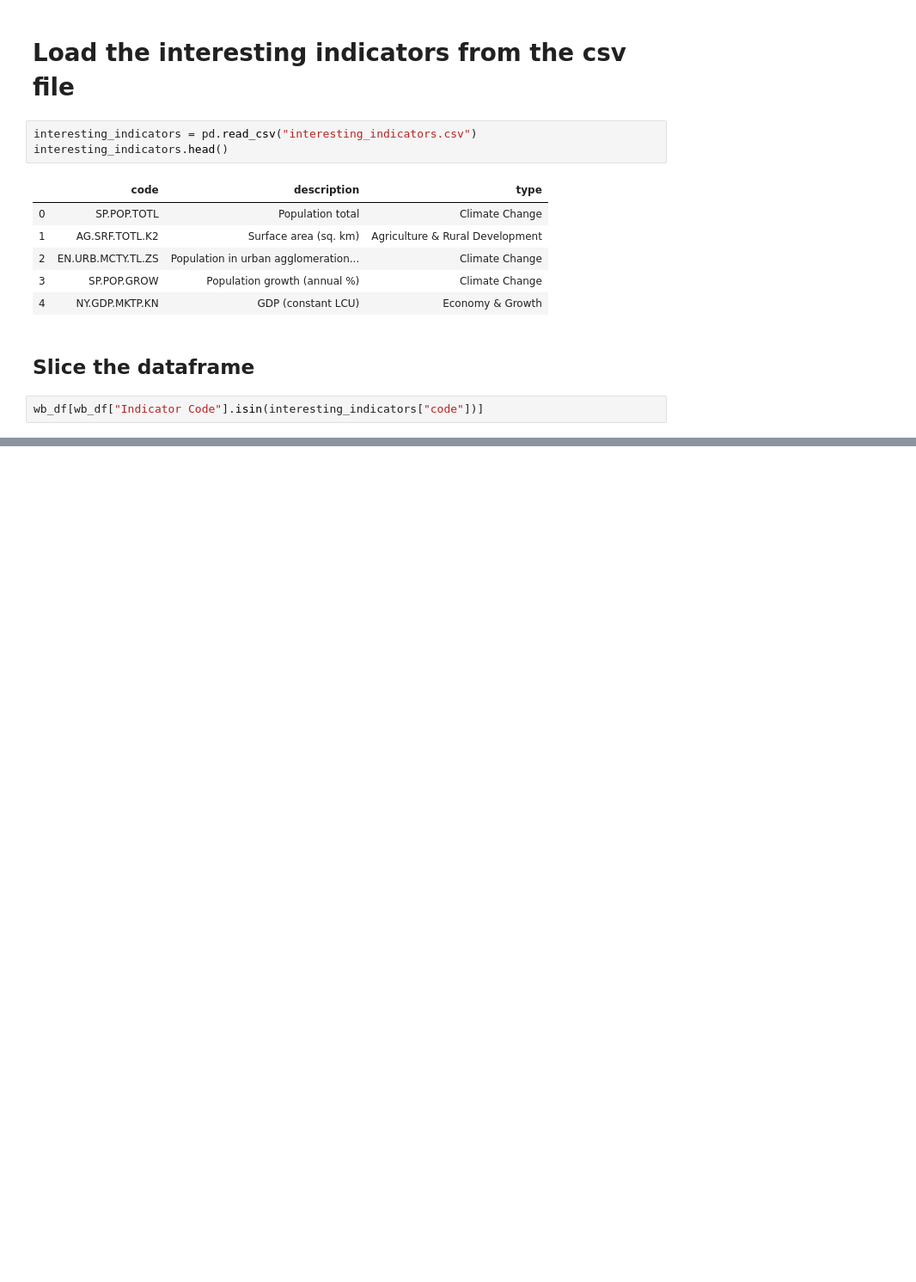
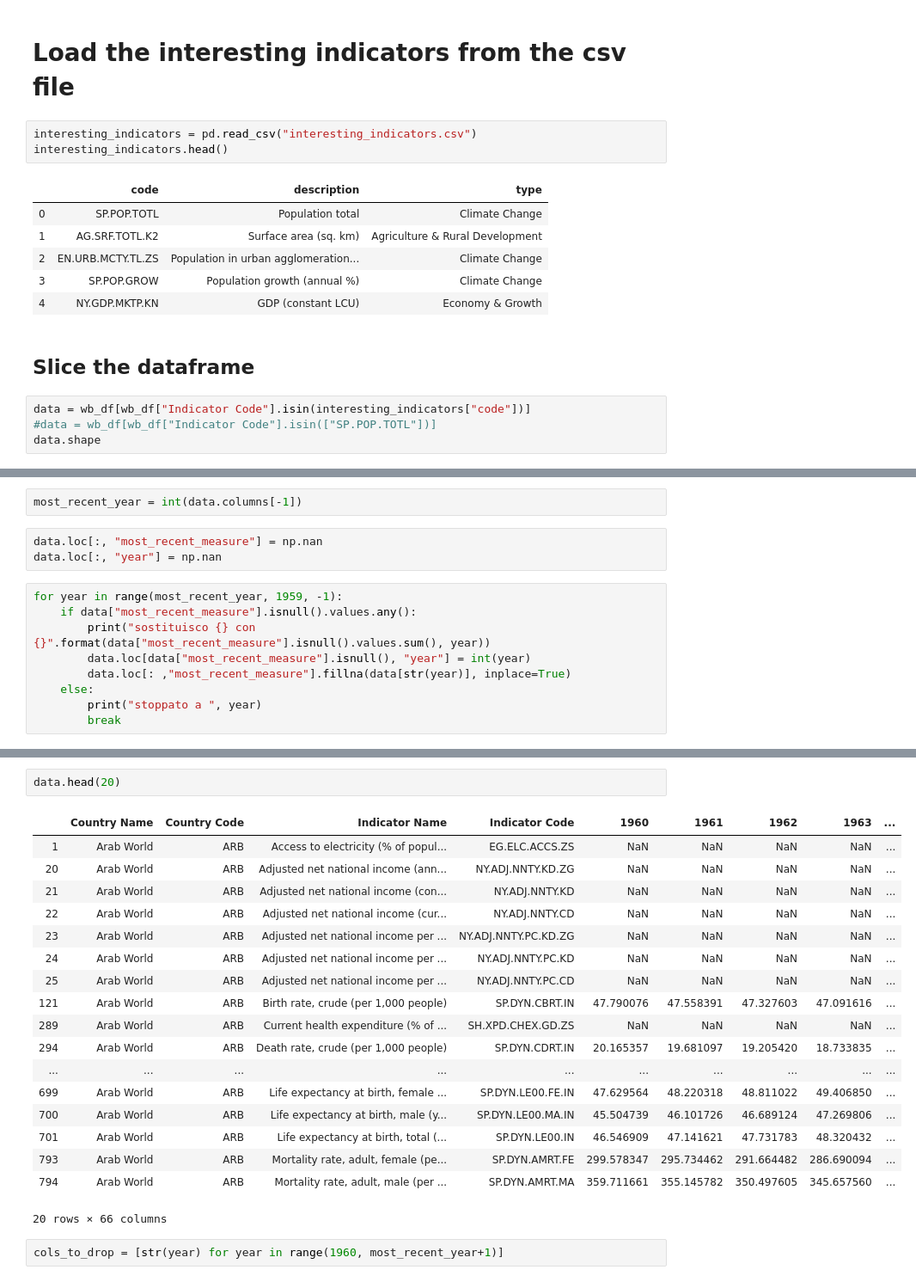
Before and after one commit to dgurnari/covid_19_Oxford_database, a Jupyter notebook: wb_data_fetcher.ipynb, the cells around one changed output, grey strips where cells are left out. Shown: that part at 86% size. Drawn from its saved outputs; the diff is of its cells as text; blank space fills up the shorter version.

Commit message:
selects only the most recent measure for each field

```diff
--- a/wb_data_fetcher.ipynb
+++ b/wb_data_fetcher.ipynb
@@ -94,5 +94,7 @@ interesting_indicators.head()
 # %% [markdown]
 ## Slice the dataframe
 # %%
-wb_df[wb_df["Indicator Code"].isin(interesting_indicators["code"])]
+data = wb_df[wb_df["Indicator Code"].isin(interesting_indicators["code"])]
+#data = wb_df[wb_df["Indicator Code"].isin(["SP.POP.TOTL"])]
+data.shape
 # %% [output]
@@ -111,0 +102,14 @@ wb_df[wb_df["Indicator Code"].isin(interesting_indicators["code"])]
+# %%
+most_recent_year = int(data.columns[-1])
+# %%
+data.loc[:, "most_recent_measure"] = np.nan
+data.loc[:, "year"] = np.nan
+# %%
+for year in range(most_recent_year, 1959, -1):
+    if data["most_recent_measure"].isnull().values.any():
+        print("sostituisco {} con {}".format(data["most_recent_measure"].isnull().values.sum(), year))
+        data.loc[data["most_recent_measure"].isnull(), "year"] = int(year)
+        data.loc[: ,"most_recent_measure"].fillna(data[str(year)], inplace=True)
+    else:
+        print("stoppato a ", year)
+        break
@@ -111,0 +134,23 @@ wb_df[wb_df["Indicator Code"].isin(interesting_indicators["code"])]
+# %%
+data.head(20)
+# %% [output]
+|  | Country Name | Country Code | Indicator Name | Indicator Code | 1960 | 1961 | 1962 | 1963 | ... |
+| 1 | Arab World | ARB | Access to electricity (% of popul... | EG.ELC.ACCS.ZS | NaN | NaN | NaN | NaN | ... |
+| 20 | Arab World | ARB | Adjusted net national income (ann... | NY.ADJ.NNTY.KD.ZG | NaN | NaN | NaN | NaN | ... |
+| 21 | Arab World | ARB | Adjusted net national income (con... | NY.ADJ.NNTY.KD | NaN | NaN | NaN | NaN | ... |
+| 22 | Arab World | ARB | Adjusted net national income (cur... | NY.ADJ.NNTY.CD | NaN | NaN | NaN | NaN | ... |
+| 23 | Arab World | ARB | Adjusted net national income per ... | NY.ADJ.NNTY.PC.KD.ZG | NaN | NaN | NaN | NaN | ... |
+| 24 | Arab World | ARB | Adjusted net national income per ... | NY.ADJ.NNTY.PC.KD | NaN | NaN | NaN | NaN | ... |
+| 25 | Arab World | ARB | Adjusted net national income per ... | NY.ADJ.NNTY.PC.CD | NaN | NaN | NaN | NaN | ... |
+| 121 | Arab World | ARB | Birth rate, crude (per 1,000 people) | SP.DYN.CBRT.IN | 47.790076 | 47.558391 | 47.327603 | 47.091616 | ... |
+| 289 | Arab World | ARB | Current health expenditure (% of ... | SH.XPD.CHEX.GD.ZS | NaN | NaN | NaN | NaN | ... |
+| 294 | Arab World | ARB | Death rate, crude (per 1,000 people) | SP.DYN.CDRT.IN | 20.165357 | 19.681097 | 19.205420 | 18.733835 | ... |
+| ... | ... | ... | ... | ... | ... | ... | ... | ... | ... |
+| 699 | Arab World | ARB | Life expectancy at birth, female ... | SP.DYN.LE00.FE.IN | 47.629564 | 48.220318 | 48.811022 | 49.406850 | ... |
+| 700 | Arab World | ARB | Life expectancy at birth, male (y... | SP.DYN.LE00.MA.IN | 45.504739 | 46.101726 | 46.689124 | 47.269806 | ... |
+| 701 | Arab World | ARB | Life expectancy at birth, total (... | SP.DYN.LE00.IN | 46.546909 | 47.141621 | 47.731783 | 48.320432 | ... |
+| 793 | Arab World | ARB | Mortality rate, adult, female (pe... | SP.DYN.AMRT.FE | 299.578347 | 295.734462 | 291.664482 | 286.690094 | ... |
+| 794 | Arab World | ARB | Mortality rate, adult, male (per ... | SP.DYN.AMRT.MA | 359.711661 | 355.145782 | 350.497605 | 345.657560 | ... |
+20 rows × 66 columns
+# %%
+cols_to_drop = [str(year) for year in range(1960, most_recent_year+1)]
```
Also changed, not shown: parts of 5 cells of this notebook.
